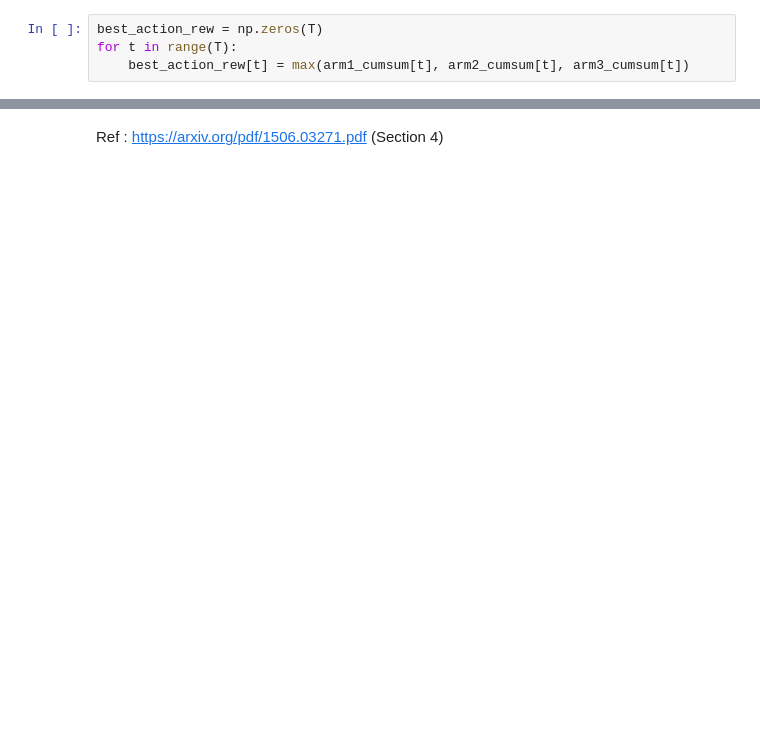
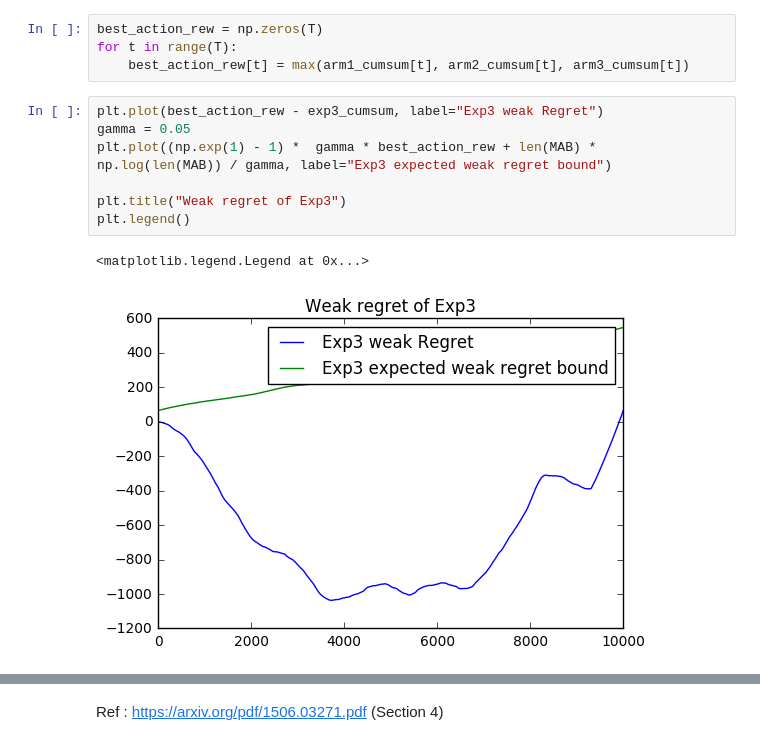
Before and after one commit to NicolasSchreuder/AdversarialBandit, a Jupyter notebook: Experiments.ipynb, the cells around one changed output, grey strips where cells are left out. Cells and saved outputs as stored; diff of their text form; blank space fills up the shorter version.

```diff
--- a/Experiments.ipynb
+++ b/Experiments.ipynb
@@ -260,4 +233,14 @@ plt.title("Cumulative reward")
 best_action_rew = np.zeros(T)
 for t in range(T):
     best_action_rew[t] = max(arm1_cumsum[t], arm2_cumsum[t], arm3_cumsum[t])
+# %%
+plt.plot(best_action_rew - exp3_cumsum, label="Exp3 weak Regret")
+gamma = 0.05
+plt.plot((np.exp(1) - 1) *  gamma * best_action_rew + len(MAB) * np.log(len(MAB)) / gamma, label="Exp3 expected weak regret bound")
+
+plt.title("Weak regret of Exp3")
+plt.legend()
+# %% [output]
+<matplotlib.legend.Legend at 0x...>
+[figure, added]
 # %%
```
Also changed, not shown: parts of 14 cells of this notebook.
